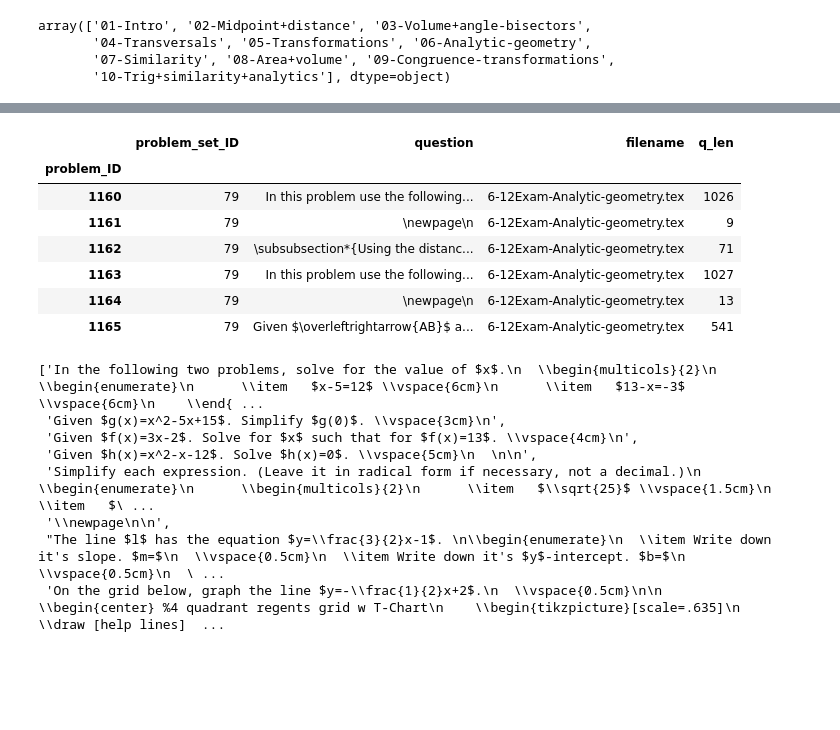
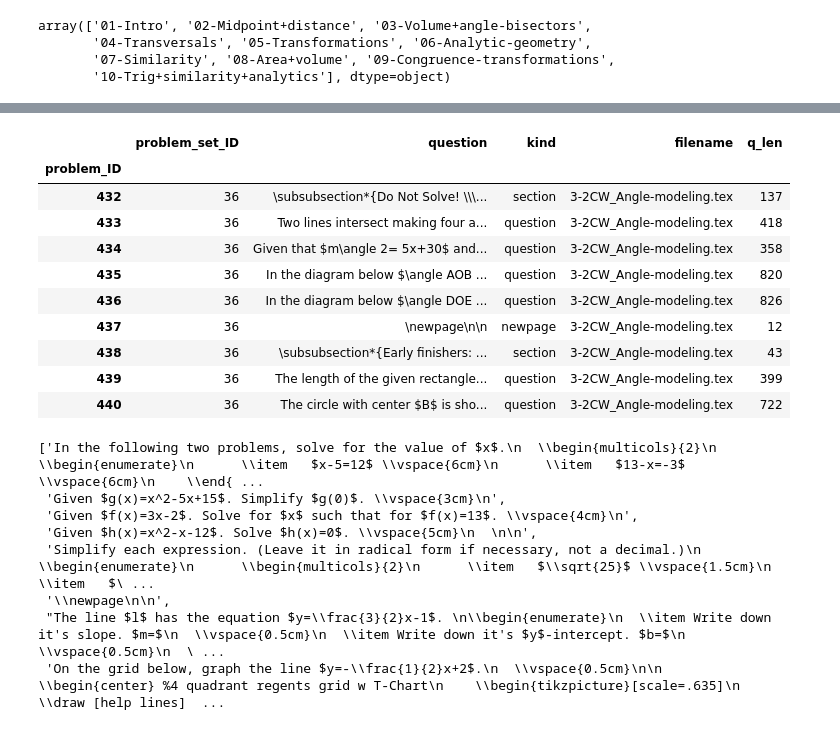
Before and after one commit to chrishuson/mathai, a Jupyter notebook: src/notes.ipynb, the cells around one changed output, grey strips where cells are left out. Cells and saved outputs as stored; diff of their text form; code cells hidden in the pictures; blank space fills up the shorter version.

```diff
--- a/src/notes.ipynb
+++ b/src/notes.ipynb
@@ -379,18 +272,21 @@ pset_df.head(20)
 | 17 | 02-Midpoint+distance | 2-2HW_Midpoint-calcs.tex | 5 | [Complete the construction of a p... | [question, newpage, question, que... | [\begin{document}\n, \subsubsecti... | [ \item Complete the construction... | [272, 275, 274, 273, 271] |
 | 18 | 02-Midpoint+distance | 2-3DN_Midpoint+rectangles.tex | 7 | [Given $\overleftrightarrow{TC}$ ... | [question, question, question, ne... | [\begin{document}\n, \subsubsecti... | [\n, \item Given $\overleftrighta... | [279, 282, 280, 278, 276, 281, 277] |
 | 19 | 02-Midpoint+distance | 2-3HW_Triangle-area.tex | 7 | [Find the area of $\triangle ABC$... | [question, question, question, ne... | [\begin{document}\n, \subsubsecti... | [\n, \n, \item Find the area of $... | [286, 288, 285, 283, 289, 287, 284] |
-# %%
-ps = range(1160, 1166)
-problem_df.loc[ps]
-# %% [output]
-|  | problem_set_ID | question | filename | q_len |
-| problem_ID |  |  |  |  |
-| 1160 | 79 | In this problem use the following... | 6-12Exam-Analytic-geometry.tex | 1026 |
-| 1161 | 79 | \newpage\n | 6-12Exam-Analytic-geometry.tex | 9 |
-| 1162 | 79 | \subsubsection*{Using the distanc... | 6-12Exam-Analytic-geometry.tex | 71 |
-| 1163 | 79 | In this problem use the following... | 6-12Exam-Analytic-geometry.tex | 1027 |
-| 1164 | 79 | \newpage\n | 6-12Exam-Analytic-geometry.tex | 13 |
-| 1165 | 79 | Given $\overleftrightarrow{AB}$ a... | 6-12Exam-Analytic-geometry.tex | 541 |
+# %%
+
+problem_df[problem_df.filename.str.contains('3-2CW')]
+# %% [output]
+|  | problem_set_ID | question | kind | filename | q_len |
+| problem_ID |  |  |  |  |  |
+| 432 | 36 | \subsubsection*{Do Not Solve! \\\... | section | 3-2CW_Angle-modeling.tex | 137 |
+| 433 | 36 | Two lines intersect making four a... | question | 3-2CW_Angle-modeling.tex | 418 |
+| 434 | 36 | Given that $m\angle 2= 5x+30$ and... | question | 3-2CW_Angle-modeling.tex | 358 |
+| 435 | 36 | In the diagram below $\angle AOB ... | question | 3-2CW_Angle-modeling.tex | 820 |
+| 436 | 36 | In the diagram below $\angle DOE ... | question | 3-2CW_Angle-modeling.tex | 826 |
+| 437 | 36 | \newpage\n\n | newpage | 3-2CW_Angle-modeling.tex | 12 |
+| 438 | 36 | \subsubsection*{Early finishers: ... | section | 3-2CW_Angle-modeling.tex | 43 |
+| 439 | 36 | The length of the given rectangle... | question | 3-2CW_Angle-modeling.tex | 399 |
+| 440 | 36 | The circle with center $B$ is sho... | question | 3-2CW_Angle-modeling.tex | 722 |
 # %%
 pset_df.loc[3,'problems_list']
 # %% [output]
```
Also changed, not shown: parts of 27 cells of this notebook, 3 other files.
